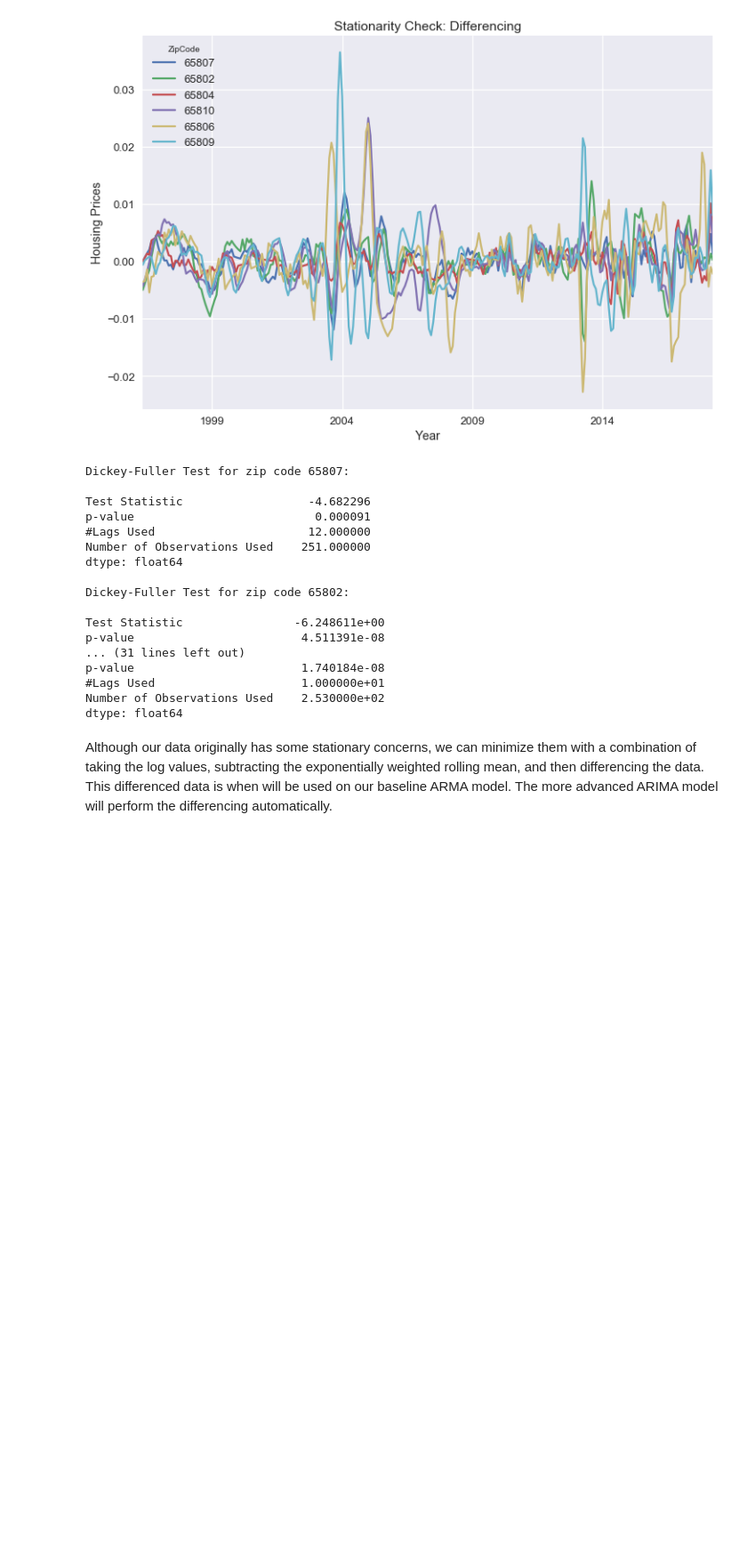
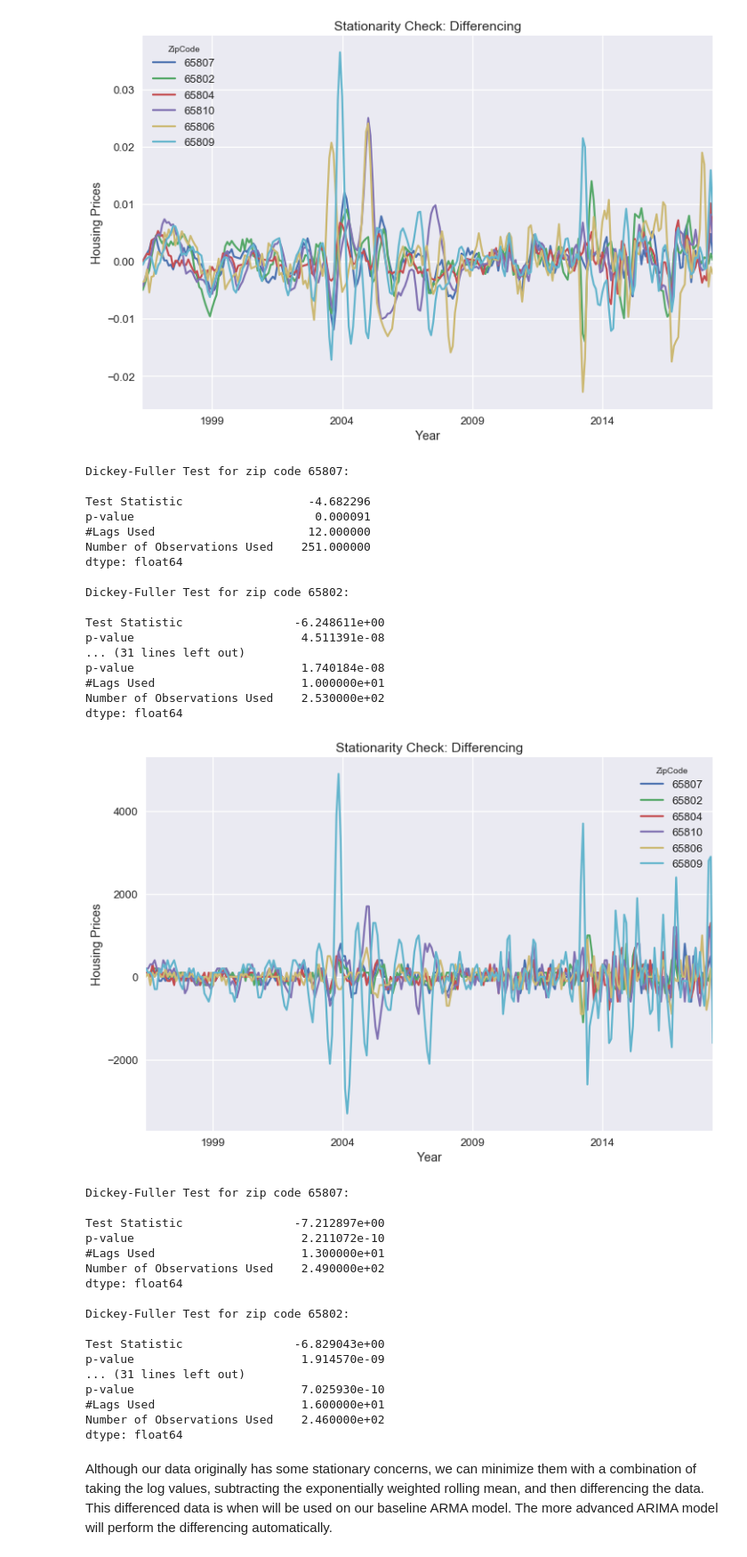
Before and after one commit to tjkim614/springfield_housing_analysis, a Jupyter notebook: 1-Exploratory-Data-Analysis.ipynb, the cells around one changed output. Shown at 89% size. Cells and saved outputs as stored; diff of their text form; code cells hidden in the pictures; blank space fills up the shorter version.

```diff
--- a/1-Exploratory-Data-Analysis.ipynb
+++ b/1-Exploratory-Data-Analysis.ipynb
@@ -219,6 +219,29 @@ p-value                        1.740184e-08
 #Lags Used                     1.000000e+01
 Number of Observations Used    2.530000e+02
 dtype: float64
+# %%
+springfield_diff_2 = springfield.diff(periods=1).diff(periods=1).dropna()
+
+stationarity_check(springfield_diff_2, 'Stationarity Check: Differencing', 'stationarity-check-diff')
+# %% [output]
+[figure, added]
+Dickey-Fuller Test for zip code 65807:
+
+Test Statistic                -7.212897e+00
+p-value                        2.211072e-10
+#Lags Used                     1.300000e+01
+Number of Observations Used    2.490000e+02
+dtype: float64
+
+Dickey-Fuller Test for zip code 65802:
+
+Test Statistic                -6.829043e+00
+p-value                        1.914570e-09
+... (31 lines left out)
+p-value                        7.025930e-10
+#Lags Used                     1.600000e+01
+Number of Observations Used    2.460000e+02
+dtype: float64
 # %% [markdown]
 Although our data originally has some stationary concerns, we can minimize them with a combination of taking the log values, subtracting the exponentially weighted rolling mean, and then differencing the data. This differenced data is when will be used on our baseline ARMA model. The more advanced ARIMA model will perform the differencing automatically.
 # %% [markdown]
```
Also changed, not shown: 5 other files.
